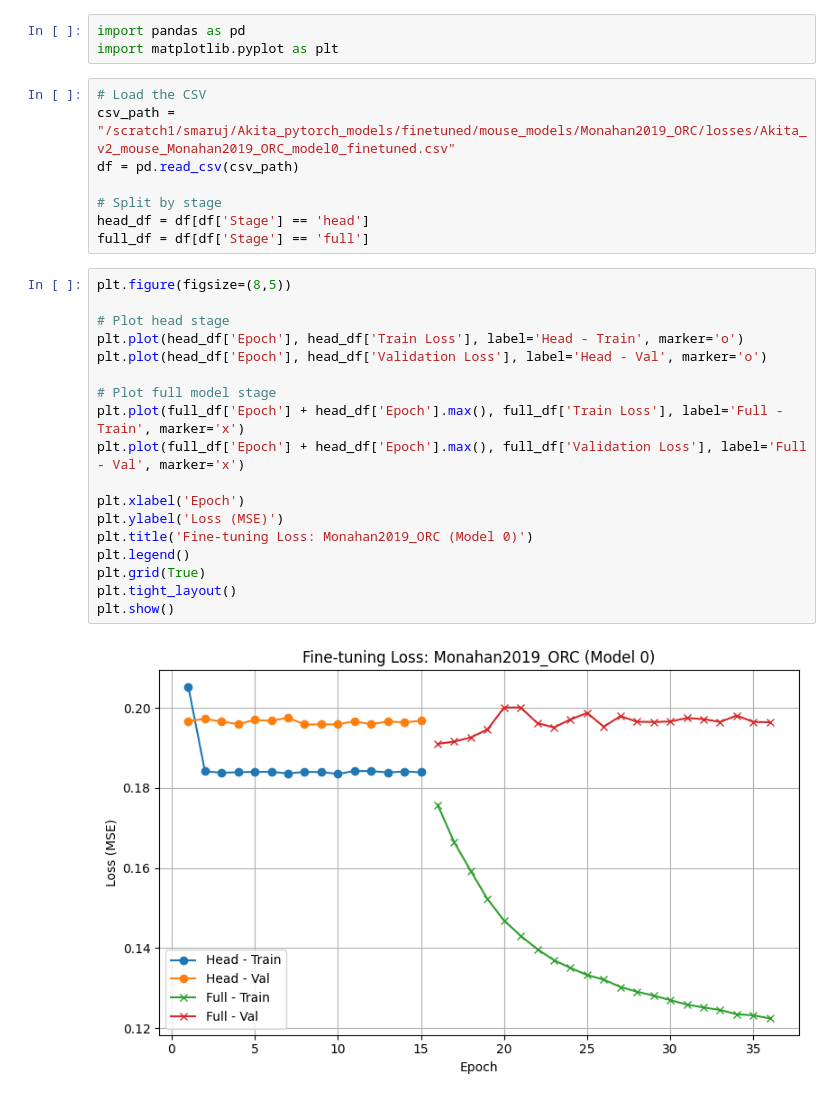
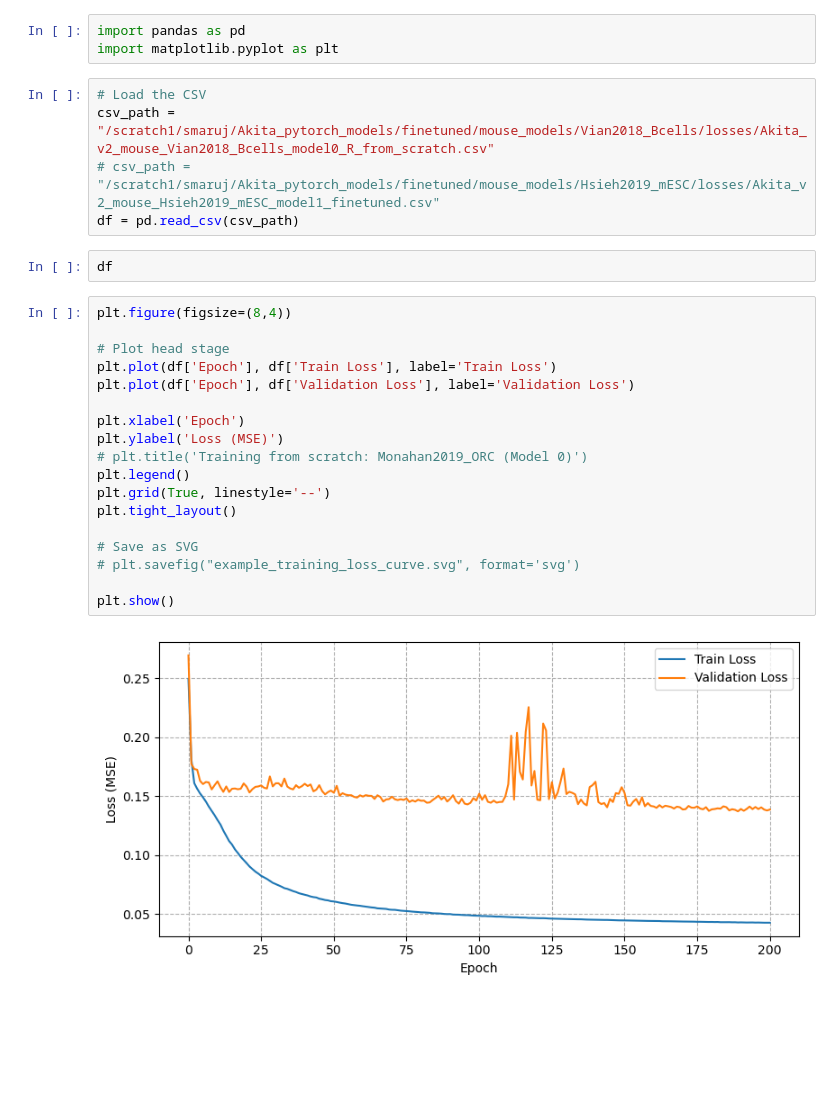
Before and after one commit to PSmaruj/akita_pytorch, a Jupyter notebook: check_finetuning_loss.ipynb, the cells around one changed output. Drawn from its saved outputs; the diff is of its cells as text; blank space fills up the shorter version.

```diff
--- a/check_finetuning_loss.ipynb
+++ b/check_finetuning_loss.ipynb
@@ -3,29 +3,28 @@ import pandas as pd
 import matplotlib.pyplot as plt
 # %%
 # Load the CSV
-csv_path = "/scratch1/smaruj/Akita_pytorch_models/finetuned/mouse_models/Monahan2019_ORC/losses/Akita_v2_mouse_Monahan2019_ORC_model0_finetuned.csv"
+csv_path = "/scratch1/smaruj/Akita_pytorch_models/finetuned/mouse_models/Vian2018_Bcells/losses/Akita_v2_mouse_Vian2018_Bcells_model0_R_from_scratch.csv"
+# csv_path = "/scratch1/smaruj/Akita_pytorch_models/finetuned/mouse_models/Hsieh2019_mESC/losses/Akita_v2_mouse_Hsieh2019_mESC_model1_finetuned.csv"
 df = pd.read_csv(csv_path)
-
-# Split by stage
-head_df = df[df['Stage'] == 'head']
-full_df = df[df['Stage'] == 'full']
+# %%
+df
 # %%
-plt.figure(figsize=(8,5))
+plt.figure(figsize=(8,4))
 
 # Plot head stage
-plt.plot(head_df['Epoch'], head_df['Train Loss'], label='Head - Train', marker='o')
-plt.plot(head_df['Epoch'], head_df['Validation Loss'], label='Head - Val', marker='o')
-
-# Plot full model stage
-plt.plot(full_df['Epoch'] + head_df['Epoch'].max(), full_df['Train Loss'], label='Full - Train', marker='x')
-plt.plot(full_df['Epoch'] + head_df['Epoch'].max(), full_df['Validation Loss'], label='Full - Val', marker='x')
+plt.plot(df['Epoch'], df['Train Loss'], label='Train Loss')
+plt.plot(df['Epoch'], df['Validation Loss'], label='Validation Loss')
 
 plt.xlabel('Epoch')
 plt.ylabel('Loss (MSE)')
-plt.title('Fine-tuning Loss: Monahan2019_ORC (Model 0)')
+# plt.title('Training from scratch: Monahan2019_ORC (Model 0)')
 plt.legend()
-plt.grid(True)
+plt.grid(True, linestyle='--')
 plt.tight_layout()
+
+# Save as SVG
+# plt.savefig("example_training_loss_curve.svg", format='svg')
+
 plt.show()
 # %% [output]
-[figure, old version]
+[figure, new version]
```
Also changed, not shown: 24 other files.
